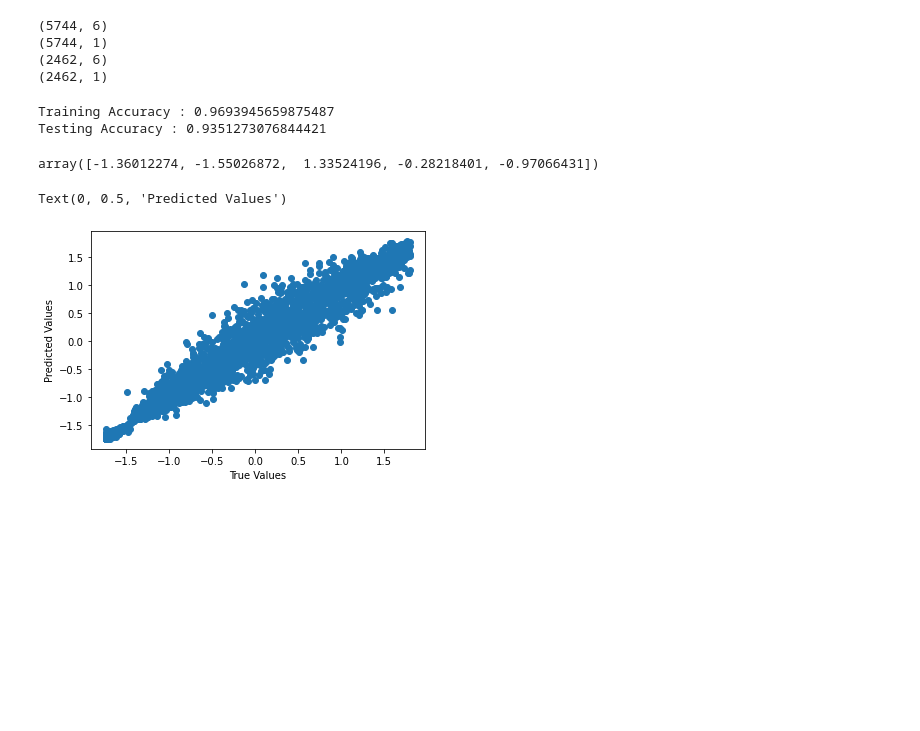
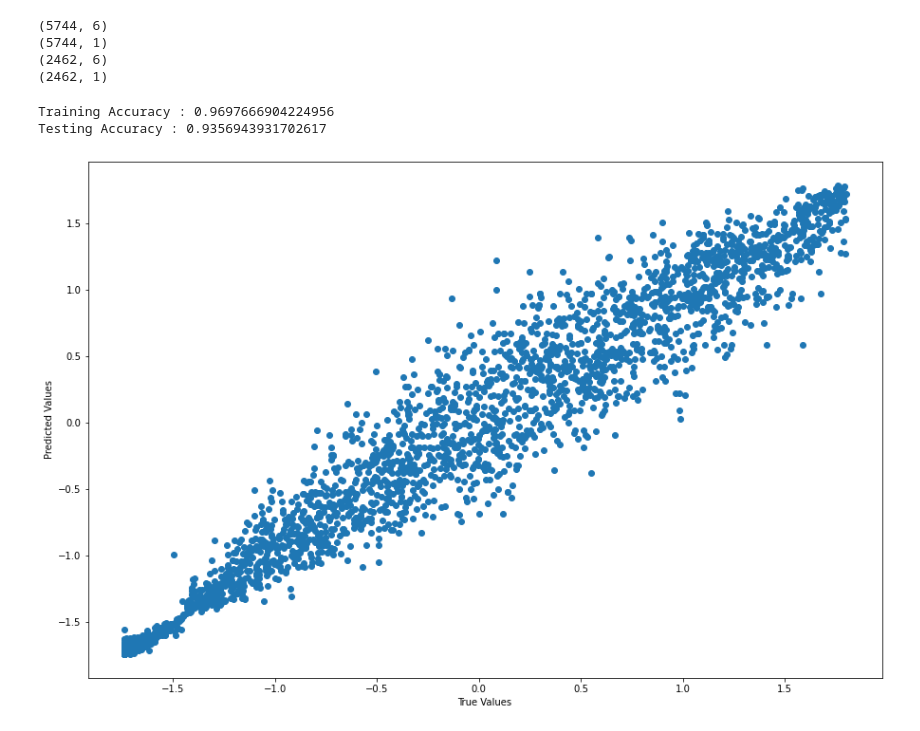
Before and after one commit to elisa-desmetz/Projet_Cloud, a Jupyter notebook: ml/algo_pipeline_demo.ipynb, the cells around one changed output. Cells and saved outputs as stored; diff of their text form; code cells hidden in the pictures; blank space fills up the shorter version.

```diff
--- a/ml/algo_pipeline_demo.ipynb
+++ b/ml/algo_pipeline_demo.ipynb
@@ -48,7 +51,8 @@ FeatureRecipe processing done !
 ### Séparation du dataset
 Le dataset est divisé en 2, un dataset d'entrainement et un dataset de test. La majorité des observation sera utilisée pour l'entrainement, et la petite partie restante sera utilisée pour le test.
 # %%
-df=ftr.data
+df=ftr.data.copy()
+
 x = df[['Popularity','Year','HP','Cylinders','MPG-H','MPG-C']].values
 y = df['Price'].values
 
@@ -75,24 +79,21 @@ print(y_test.shape)
 (2462, 6)
 (2462, 1)
 # %%
-rfc_model=RandomForestRegressor(n_estimators=50,random_state=42)
-rfc_model.fit(x_train,y_train)
+rfc=RandomForestRegressor()
+rfc.fit(x_train,y_train)
 
 # calculating the accuracies
-print("Training Accuracy :",rfc_model.score(x_train,y_train))
-print("Testing Accuracy :",rfc_model.score(x_test,y_test))
+print("Training Accuracy :",rfc.score(x_train,y_train))
+print("Testing Accuracy :",rfc.score(x_test,y_test))
 # %% [output]
-Training Accuracy : 0.9693945659875487
-Testing Accuracy : 0.9351273076844421
+Training Accuracy : 0.9697666904224956
+Testing Accuracy : 0.9356943931702617
 # %%
-y_pred = rfc_model.predict(x_test)
-y_pred[0:5]
+y_pred = rfc.predict(x_test)
-# %% [output]
-array([-1.36012274, -1.55026872,  1.33524196, -0.28218401, -0.97066431])
 # %%
+plt.figure(figsize=(15,10))
 plt.scatter(y_test,y_pred)
 plt.xlabel("True Values")
-plt.ylabel("Predicted Values")
+plt.ylabel("Predicted Values");
 # %% [output]
-Text(0, 0.5, 'Predicted Values')
-[figure, old version]
+[figure, new version]
```
Also changed, not shown: parts of 9 cells of this notebook.
